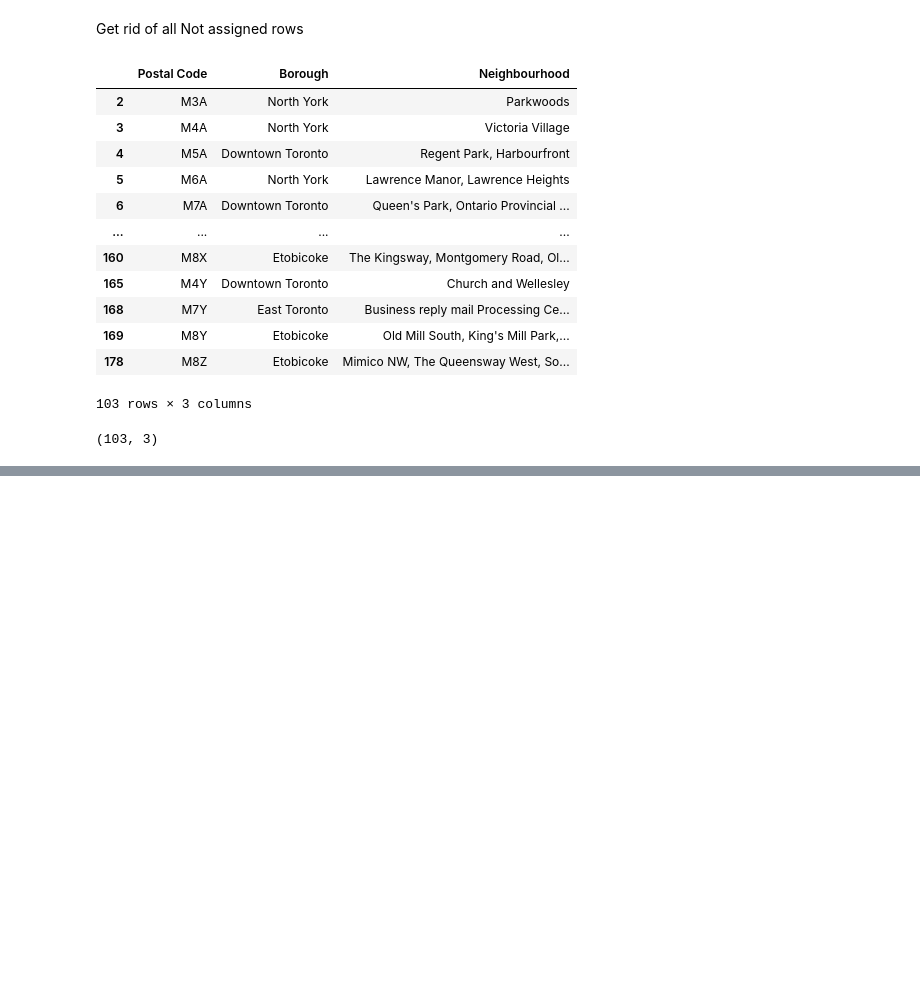
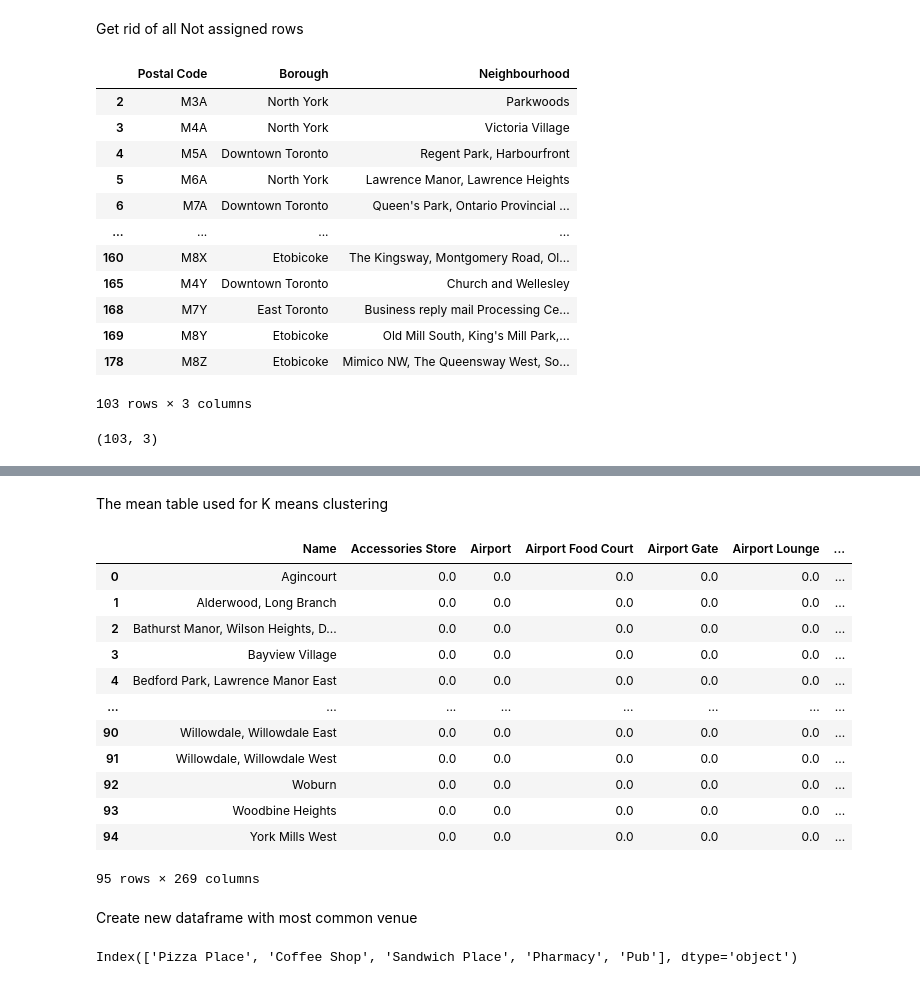
Before and after one commit to robinzhao39/Coursera_Capstone, a Jupyter notebook: Neighborhood in Toronto.ipynb, the cells around one changed output, grey strips where cells are left out. Cells and saved outputs as stored; diff of their text form; code cells hidden in the pictures; blank space fills up the shorter version.

```diff
--- a/Neighborhood in Toronto.ipynb
+++ b/Neighborhood in Toronto.ipynb
@@ -93,0 +166,26 @@ df_new
+# %% [markdown]
+The mean table used for K means clustering
+# %%
+mean_table=dummycategory.groupby('Name').mean()
+mean_table.reset_index(inplace=True)
+mean_table
+# %% [output]
+|  | Name | Accessories Store | Airport | Airport Food Court | Airport Gate | Airport Lounge | ... |
+| 0 | Agincourt | 0.0 | 0.0 | 0.0 | 0.0 | 0.0 | ... |
+| 1 | Alderwood, Long Branch | 0.0 | 0.0 | 0.0 | 0.0 | 0.0 | ... |
+| 2 | Bathurst Manor, Wilson Heights, D... | 0.0 | 0.0 | 0.0 | 0.0 | 0.0 | ... |
+| 3 | Bayview Village | 0.0 | 0.0 | 0.0 | 0.0 | 0.0 | ... |
+| 4 | Bedford Park, Lawrence Manor East | 0.0 | 0.0 | 0.0 | 0.0 | 0.0 | ... |
+| ... | ... | ... | ... | ... | ... | ... | ... |
+| 90 | Willowdale, Willowdale East | 0.0 | 0.0 | 0.0 | 0.0 | 0.0 | ... |
+| 91 | Willowdale, Willowdale West | 0.0 | 0.0 | 0.0 | 0.0 | 0.0 | ... |
+| 92 | Woburn | 0.0 | 0.0 | 0.0 | 0.0 | 0.0 | ... |
+| 93 | Woodbine Heights | 0.0 | 0.0 | 0.0 | 0.0 | 0.0 | ... |
+| 94 | York Mills West | 0.0 | 0.0 | 0.0 | 0.0 | 0.0 | ... |
+95 rows × 269 columns
+# %% [markdown]
+Create new dataframe with most common venue
+# %%
+mean_table.iloc[1,1:].sort_values(ascending=False).head().index
+# %% [output]
+Index(['Pizza Place', 'Coffee Shop', 'Sandwich Place', 'Pharmacy', 'Pub'], dtype='object')
```
Also changed, not shown: parts of 20 cells of this notebook.
